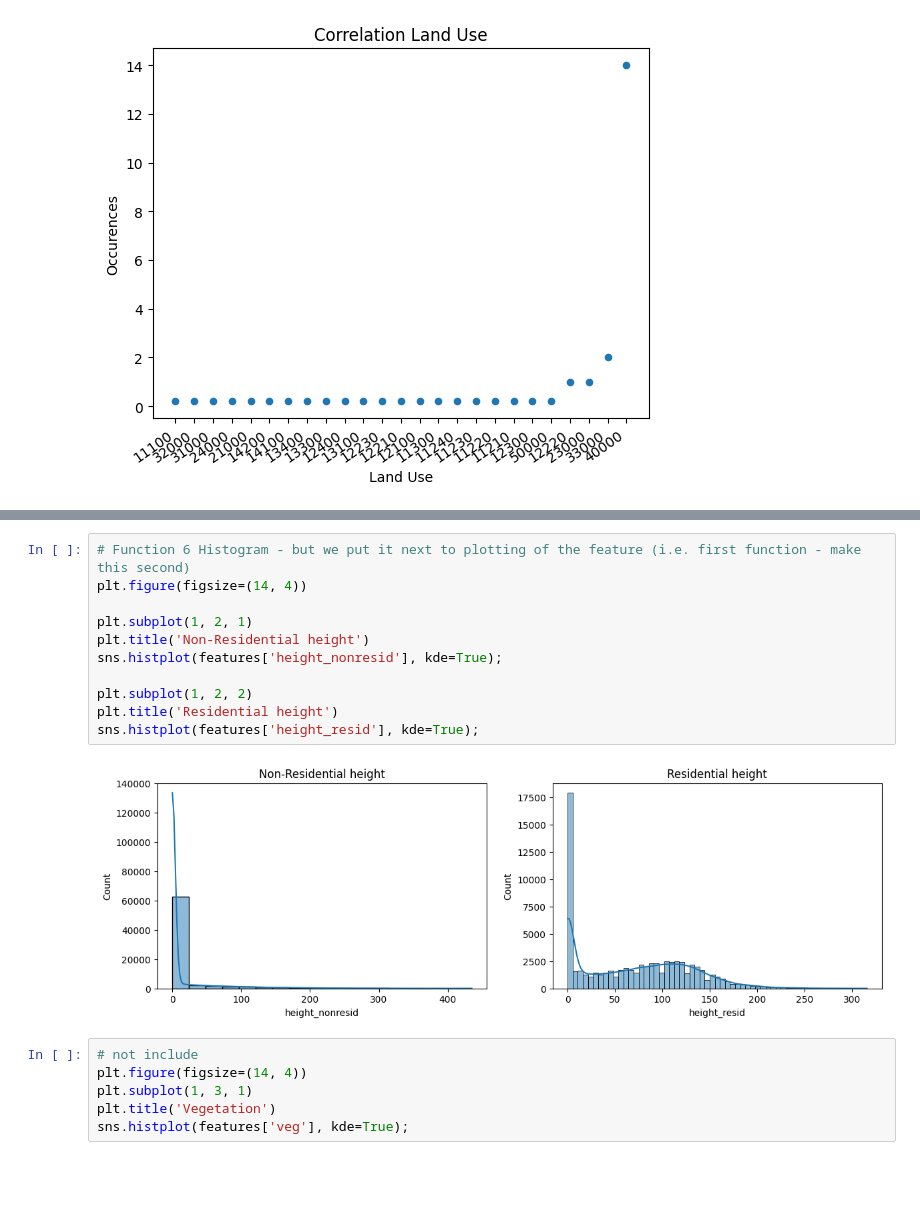
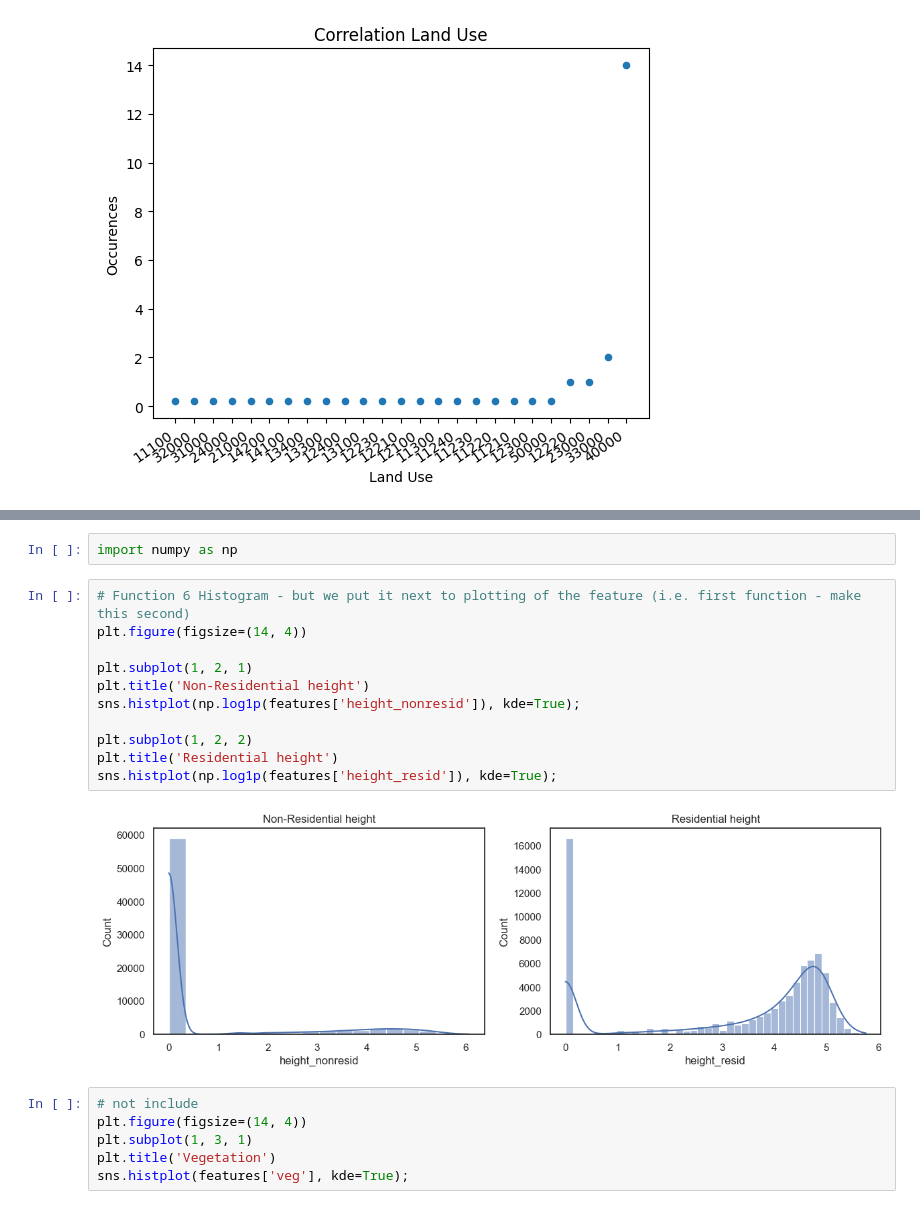
Before and after one commit to zilikons/demeter, a Jupyter notebook: notebooks/plots-Copy1.ipynb, the cells around one changed output, grey strips where cells are left out. Saved outputs shown, nothing was run; the diff lists cells and outputs as text; blank space fills up the shorter version.

```diff
--- a/notebooks/plots-Copy1.ipynb
+++ b/notebooks/plots-Copy1.ipynb
@@ -333,16 +386,18 @@ corr_group.style.background_gradient(cmap='coolwarm')
+# %%
+import numpy as np
 # %%
 # Function 6 Histogram - but we put it next to plotting of the feature (i.e. first function - make this second)
 plt.figure(figsize=(14, 4))
 
 plt.subplot(1, 2, 1)
 plt.title('Non-Residential height')
-sns.histplot(features['height_nonresid'], kde=True);
+sns.histplot(np.log1p(features['height_nonresid']), kde=True);
 
 plt.subplot(1, 2, 2)
 plt.title('Residential height')
-sns.histplot(features['height_resid'], kde=True);
+sns.histplot(np.log1p(features['height_resid']), kde=True);
 # %% [output]
-[figure, old version]
+[figure, new version]
 # %%
 # not include
 plt.figure(figsize=(14, 4))
```
Also changed, not shown: parts of 34 cells of this notebook, 1 other file.
